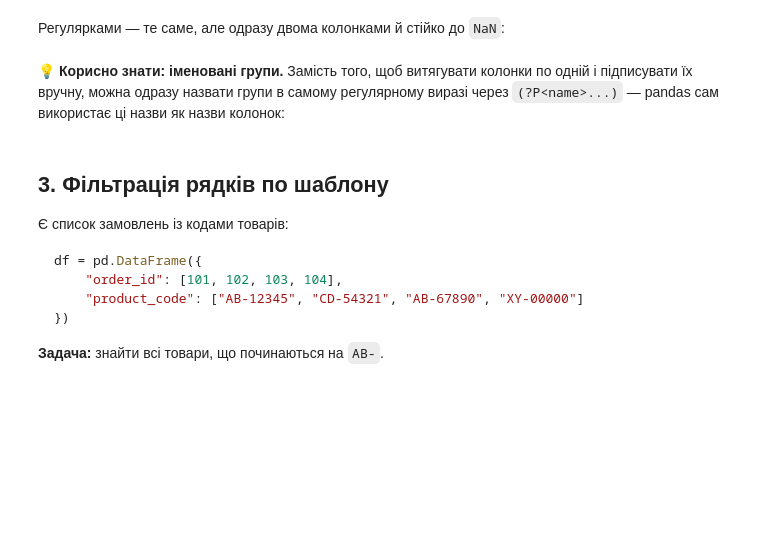
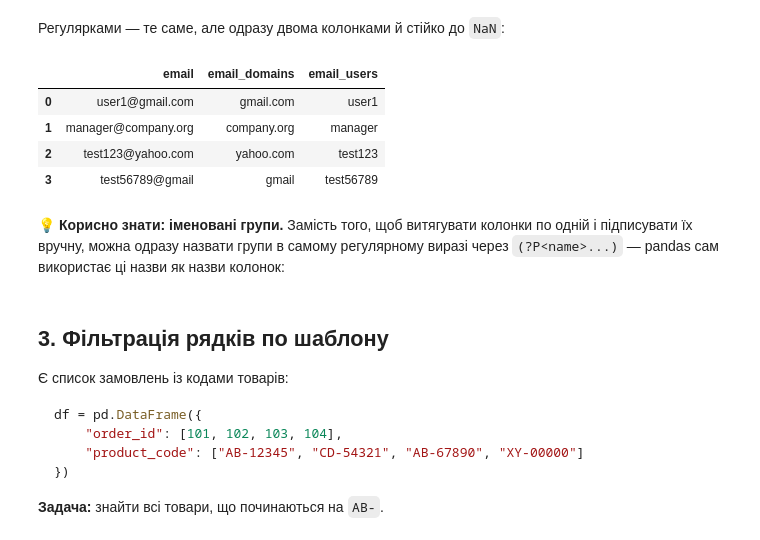
Before and after one commit to cpython-projects/da_27_07_2026, a Jupyter notebook: lesson_16.ipynb, the cells around one changed output. Cells and saved outputs as stored; diff of their text form; code cells hidden in the pictures; blank space fills up the shorter version.

```diff
--- a/lesson_16.ipynb
+++ b/lesson_16.ipynb
@@ -323,8 +372,13 @@ df
 Регулярками — те саме, але одразу двома колонками й стійко до `NaN`:
 # %%
 df['email_domains'] = df.email.str.extract(r'@(.+)$')
-df['email_users'] = df.email.str.extract(r'^(.+)@')
 df
+# %% [output]
+|  | email | email_domains | email_users |
+| 0 | user1@gmail.com | gmail.com | user1 |
+| 1 | manager@company.org | company.org | manager |
+| 2 | test123@yahoo.com | yahoo.com | test123 |
+| 3 | test56789@gmail | gmail | test56789 |
 # %% [markdown]
 💡 **Корисно знати: іменовані групи.** Замість того, щоб витягувати колонки по одній і підписувати їх вручну, можна одразу назвати групи в самому регулярному виразі через `(?P<name>...)` — pandas сам використає ці назви як назви колонок:
 # %%
```
Also changed, not shown: parts of 22 cells of this notebook.
